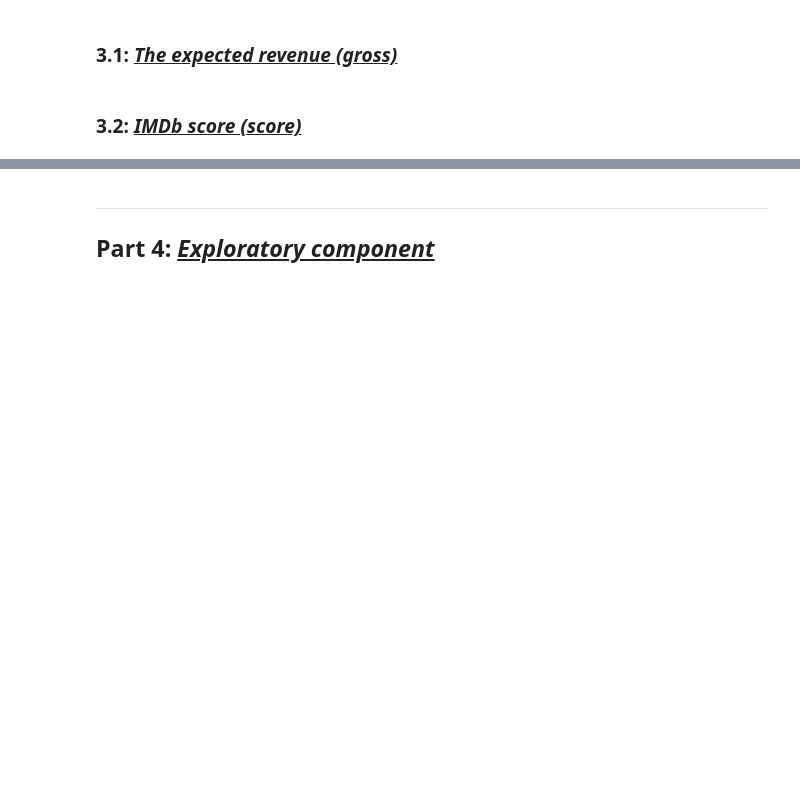
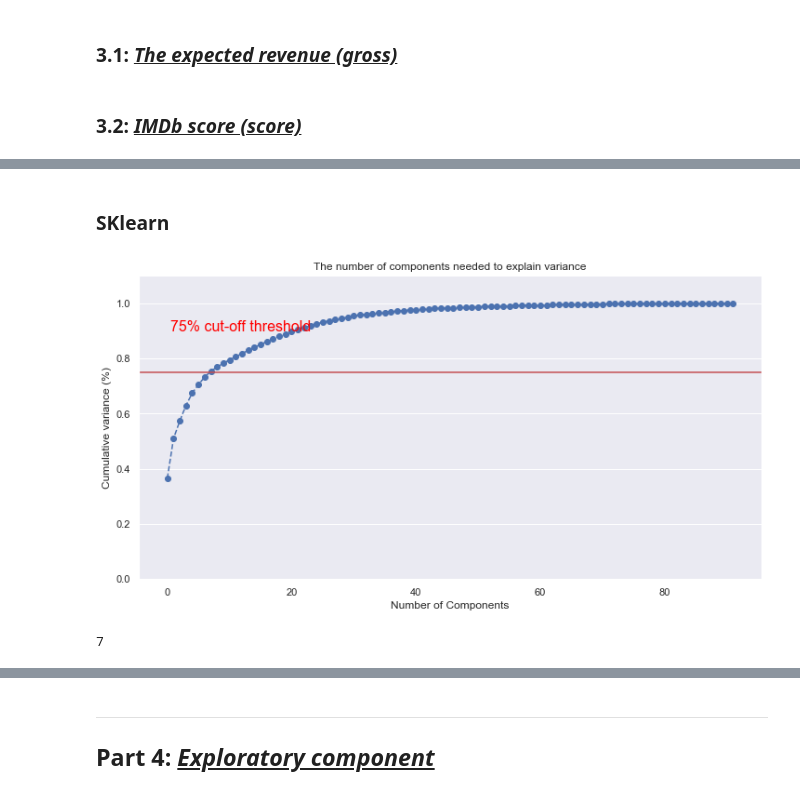
Before and after one commit to hanlululu/42577-BA-project-, a Jupyter notebook: Project_imbd-1.ipynb, the cells around one changed output, grey strips where cells are left out. Saved outputs shown, nothing was run; the diff lists cells and outputs as text; code cells hidden in the pictures; blank space fills up the shorter version.

```diff
--- a/Project_imbd-1.ipynb
+++ b/Project_imbd-1.ipynb
@@ -495,0 +116,52 @@ Mean cross-validated RMSE: 1.06
+# %%
+# Devide the socre into three category: low, medium, and high
+low =np.percentile(train['score'], 10)
+high = np.percentile(train['score'], 90)
+train.loc[train['score'] <= low,'score'] = 1
+train.loc[(train['score'] > low) & (train['score'] < high),'score']  = 2
+train.loc[train['score'] >= high, 'score']  = 3
+train['score'] = train['score'].astype(int)
+
+# Finding and one hot encode the features with the top 15 most common
+train = binary_features(train, ['director','writer','star','company', 'rating','genre','month','country','duration','continent'], 10)
+# %% [markdown]
+### SKlearn
+# %%
+from sklearn.utils import shuffle
+X = shuffle(train)
+
+## define features to use
+target = X['score']
+
+features = X[X.columns[~X.columns.isin(['title_year','titleId','title','primaryName','category','region',
+'released','released_2','day','score','nconst','knownForTitles','continent','year'])]]
+
+x_train, x_test, y_train, y_test = split_stand(features, target)
+# %%
+## PCA
+from sklearn import decomposition
+pca=decomposition.PCA()
+pca.fit(x_train)
+
+plt.rcParams["figure.figsize"] = (12,6)
+
+fig, ax = plt.subplots()
+y = np.cumsum(pca.explained_variance_ratio_)
+plt.ylim(0.0,1.1)
+plt.plot(range(len(y)), y, marker='o', linestyle='--', color='b')
+
+plt.xlabel('Number of Components')
+plt.ylabel('Cumulative variance (%)')
+plt.title('The number of components needed to explain variance')
+
+plt.axhline(y=0.75, color='r', linestyle='-')
+plt.text(0.5, 0.90, '75% cut-off threshold', color = 'red', fontsize=16)
+
+ax.grid(axis='x')
+plt.show()
+# %% [output]
+[figure, added]
+# %%
+np.where(y >= 0.75)[0][0]
+# %% [output]
+7
```
Also changed, not shown: parts of 64 cells of this notebook, 1 other file.
